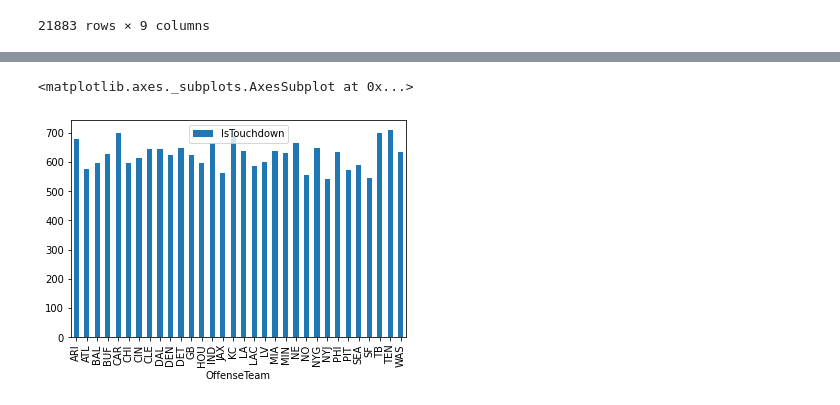
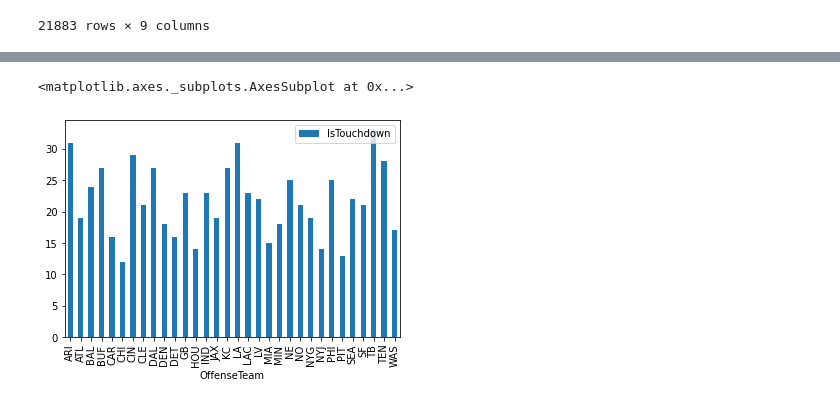
Before and after one commit to dianaquinterol/MujeresDigitales, a Jupyter notebook: ProyectoNFL.ipynb, the cells around one changed output, grey strips where cells are left out. Drawn from its saved outputs; the diff is of its cells as text; code cells hidden in the pictures.

```diff
--- a/ProyectoNFL.ipynb
+++ b/ProyectoNFL.ipynb
@@ -114,4 +148,5 @@ game[(game["PlayType"]=="FIELD GOAL") & (game["Description"].str.contains("IS GO
 # %%
-[(game["IsTouchdown"] == 1 ) & (game["IsNoPlay"]== 0)].replace(1, 6)
+game1=game[(game["IsTouchdown"] == 1 ) & (game["IsNoPlay"]== 0)]
+game1
 # %% [output]
 |  | GameId | GameDate | OffenseTeam | DefenseTeam | Description | PlayType | IsTouchdown | IsTwoPointConversionSuccessful | ... |
@@ -170,5 +170,5 @@ game.head(28)
 # %%
-game.groupby("OffenseTeam")["IsTouchdown"].count().plot(kind='bar', legend='Reverse')
+game1.groupby("OffenseTeam",)["IsTouchdown"].count().plot(kind='bar', legend='Reverse')
 # %% [output]
 <matplotlib.axes._subplots.AxesSubplot at 0x...>
-[figure, old version]
+[figure, new version]
```
Also changed, not shown: parts of 14 cells of this notebook.
